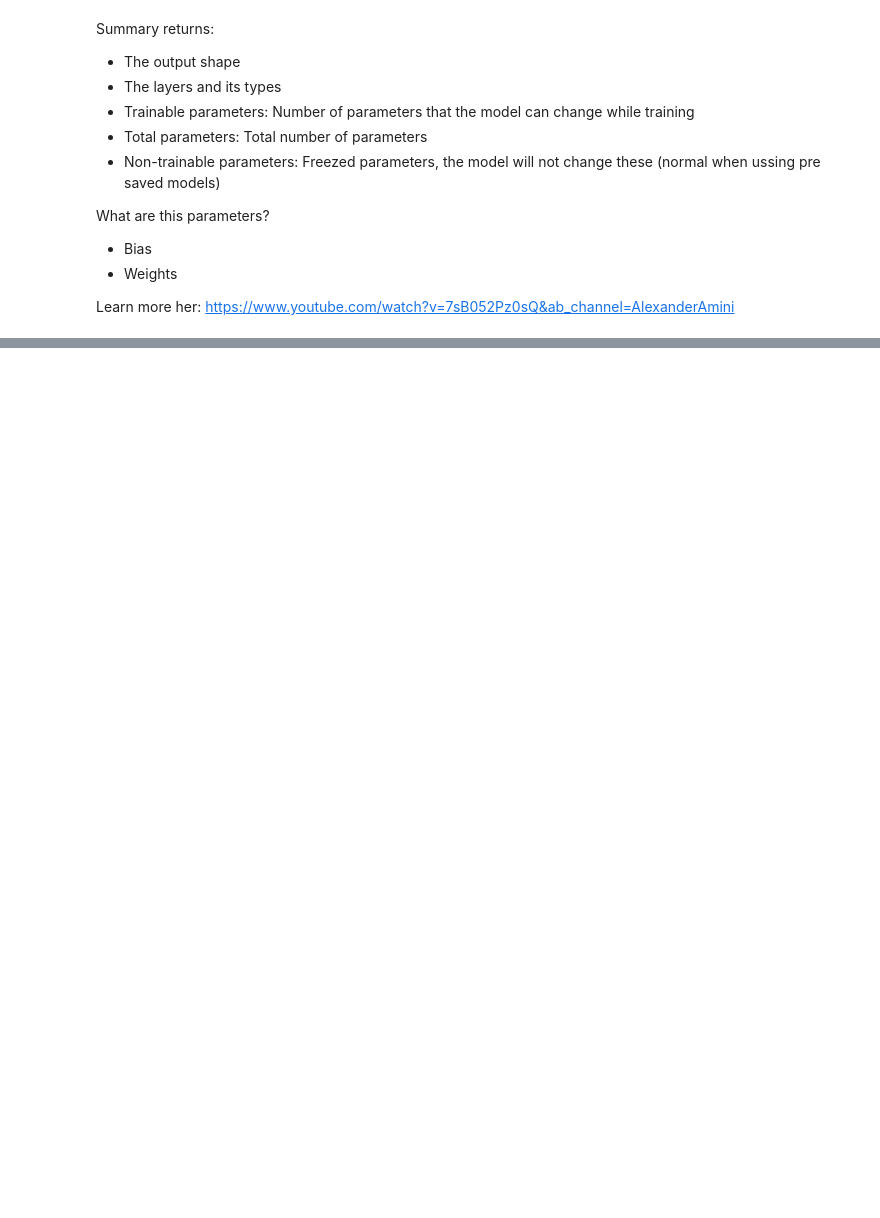
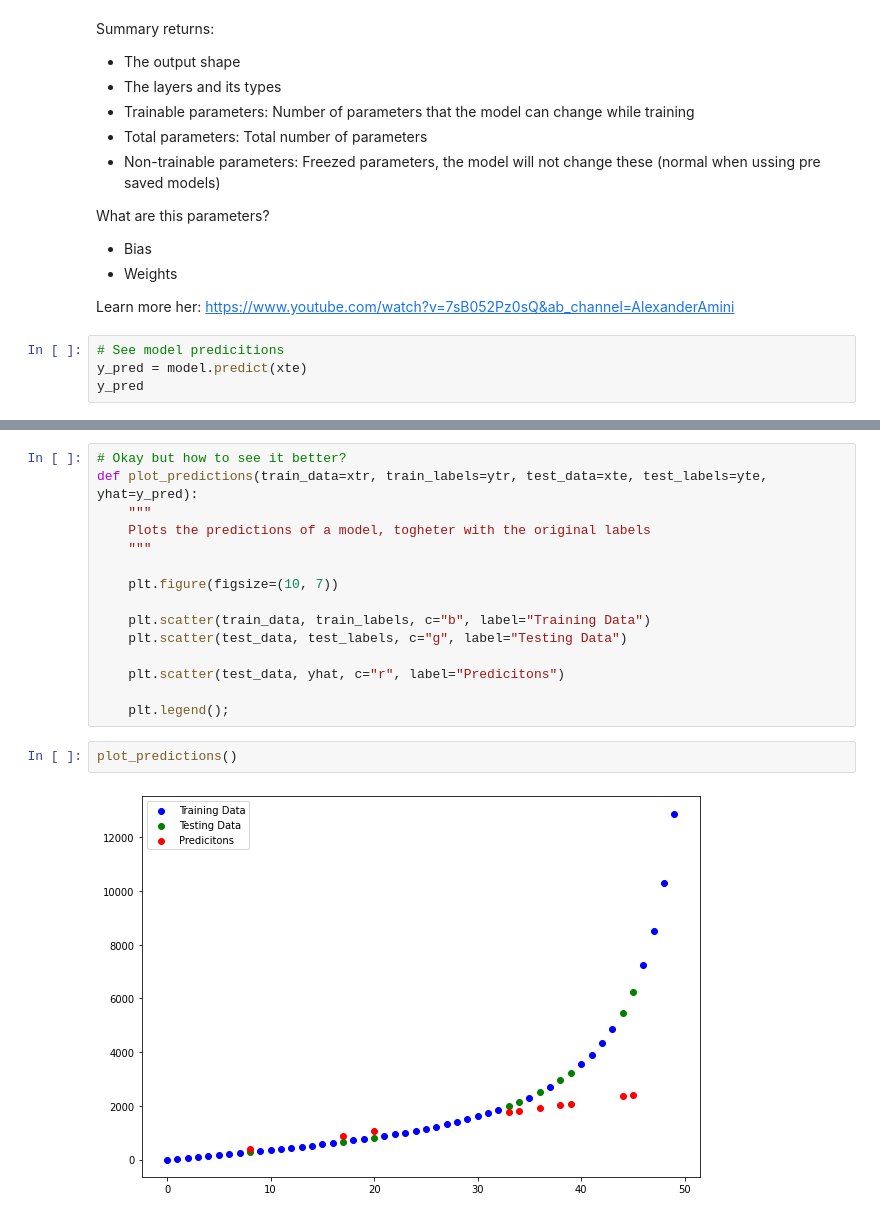
Before and after one commit to PedroCtba/tensorflow-certification-course, a Jupyter notebook: notebooks/01_Regression.ipynb, the cells around one changed output, grey strips where cells are left out. Cells and saved outputs as stored; diff of their text form; blank space fills up the shorter version.

```diff
--- a/notebooks/01_Regression.ipynb
+++ b/notebooks/01_Regression.ipynb
@@ -254,3 +230,7 @@ What are this parameters?
 - Weights
 
 Learn more her: https://www.youtube.com/watch?v=7sB052Pz0sQ&ab_channel=AlexanderAmini
+# %%
+# See model predicitions
+y_pred = model.predict(xte)
+y_pred
@@ -256,0 +249,19 @@ Learn more her: https://www.youtube.com/watch?v=7sB052Pz0sQ&ab_channel=Alexander
+# %%
+# Okay but how to see it better?
+def plot_predictions(train_data=xtr, train_labels=ytr, test_data=xte, test_labels=yte, yhat=y_pred):
+    """
+    Plots the predictions of a model, togheter with the original labels
+    """
+
+    plt.figure(figsize=(10, 7))
+
+    plt.scatter(train_data, train_labels, c="b", label="Training Data")
+    plt.scatter(test_data, test_labels, c="g", label="Testing Data")
+
+    plt.scatter(test_data, yhat, c="r", label="Predicitons")
+
+    plt.legend();
+# %%
+plot_predictions()
+# %% [output]
+[figure, added]
```
Also changed, not shown: parts of 5 cells of this notebook.
